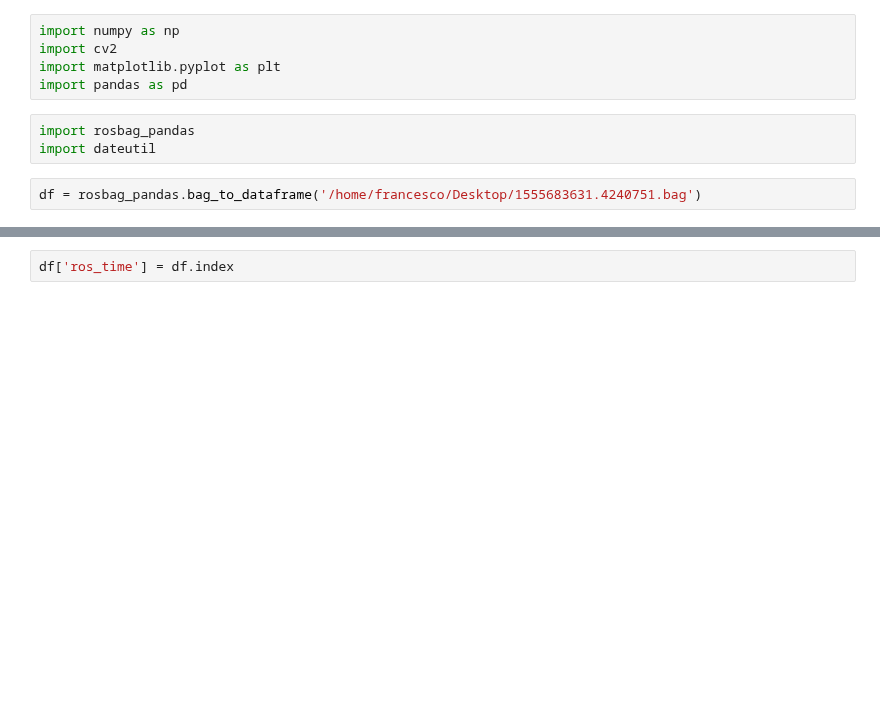
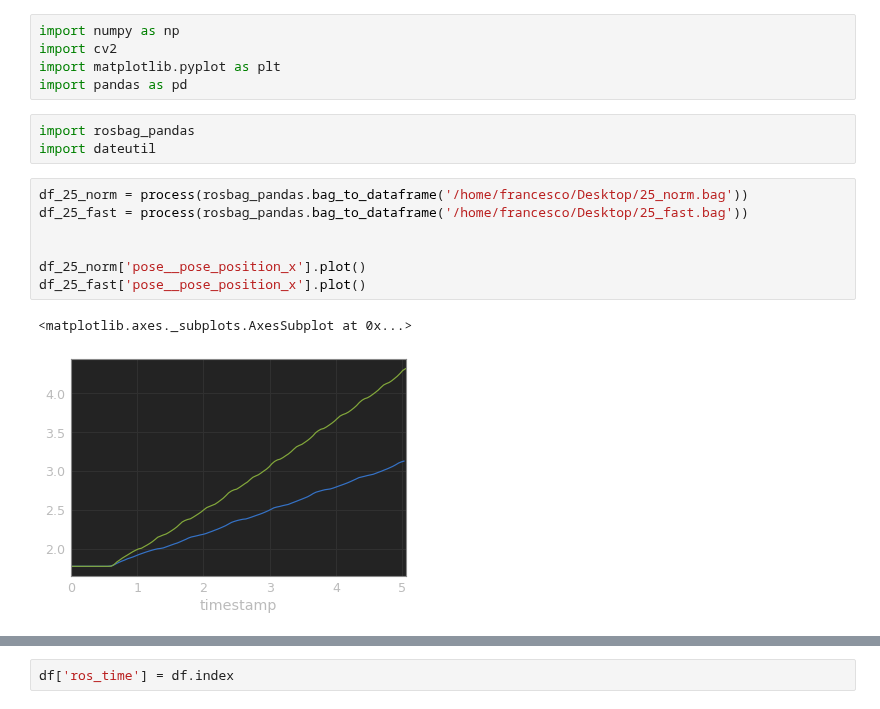
Before and after one commit to FrancescoSaverioZuppichini/Master-Thesis, a Jupyter notebook: core/Untitled.ipynb, the cells around one changed output, grey strips where cells are left out. Cells and saved outputs as stored; diff of their text form; blank space fills up the shorter version.

```diff
--- a/core/Untitled.ipynb
+++ b/core/Untitled.ipynb
@@ -6,5 +6,13 @@ import pandas as pd
 # %%
 import rosbag_pandas
 import dateutil
-# %%
-df = rosbag_pandas.bag_to_dataframe('/home/francesco/Desktop/1555683631.4240751.bag')
+# %%
+df_25_norm = process(rosbag_pandas.bag_to_dataframe('/home/francesco/Desktop/25_norm.bag'))
+df_25_fast = process(rosbag_pandas.bag_to_dataframe('/home/francesco/Desktop/25_fast.bag'))
+
+
+df_25_norm['pose__pose_position_x'].plot()
+df_25_fast['pose__pose_position_x'].plot()
+# %% [output]
+<matplotlib.axes._subplots.AxesSubplot at 0x...>
+[figure, added]
```
Also changed, not shown: parts of 18 cells of this notebook, 10 other files.
